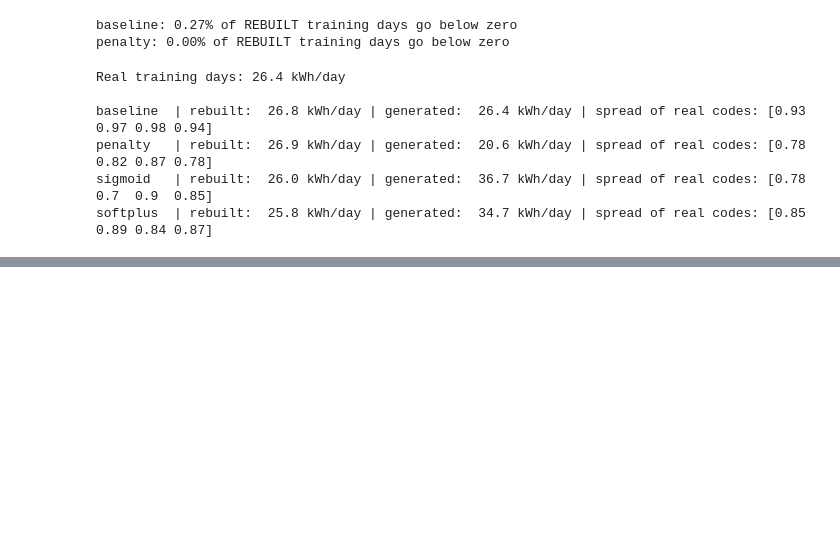
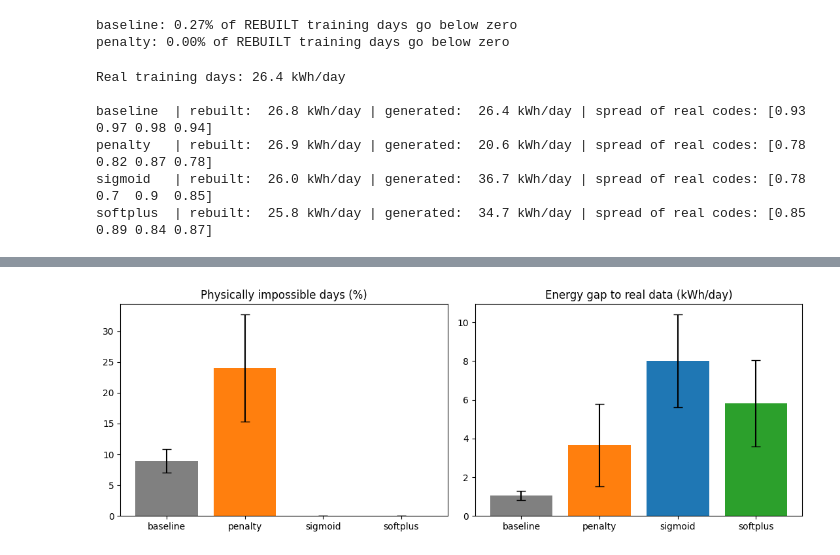
Before and after one commit to zakixahmed/household-vae, a Jupyter notebook: 02_vae.ipynb, the cells around one changed output, grey strips where cells are left out. Saved outputs shown, nothing was run; the diff lists cells and outputs as text; code cells hidden in the pictures; blank space fills up the shorter version.

Commit message:
Day 6: final results, README, figures and requirements

```diff
--- a/02_vae.ipynb
+++ b/02_vae.ipynb
@@ -473,0 +473,19 @@ softplus  | rebuilt:  25.8 kWh/day | generated:  34.7 kWh/day | spread of real c
+# %%
+MODES = ["baseline", "penalty", "sigmoid", "softplus"]
+final = []
+final_samples = {}
+for mode in MODES:
+    for seed in [0, 1, 2]:
+        m, test_recon = train_model(mode, seed)
+        torch.manual_seed(100 + seed)
+        with torch.no_grad():
+            f = m.decode(torch.randn(10000, 4)).numpy() * SCALE
+        final.append({"mode": mode, "seed": seed, "test recon": test_recon,
+                      "energy gap (kWh)": energy_gap(real, f),
+                      **check_physics(f), **summary(f)})
+        if seed == 0:
+            final_samples[mode] = f
+        print(f"done: {mode}, seed {seed}")
+
+final = pd.DataFrame(final)
+final.to_csv("figures/results.csv", index=False)
@@ -473,0 +505,17 @@ softplus  | rebuilt:  25.8 kWh/day | generated:  34.7 kWh/day | spread of real c
+# %%
+cols = ["% of days with any violation", "lowest value (kW)", "energy gap (kWh)",
+        "energy per day (kWh)", "bumpiness (kW)", "test recon"]
+mean = final.groupby("mode")[cols].mean()   # recalculated here from the final results
+std = final.groupby("mode")[cols].std()
+
+fig, axes = plt.subplots(1, 2, figsize=(11, 4))
+colours = ["grey", "tab:orange", "tab:blue", "tab:green"]
+for ax, col, title in [(axes[0], "% of days with any violation", "Physically impossible days (%)"),
+                       (axes[1], "energy gap (kWh)", "Energy gap to real data (kWh/day)")]:
+    ax.bar(MODES, mean.loc[MODES, col], yerr=std.loc[MODES, col], capsize=5, color=colours)
+    ax.set_title(title)
+plt.tight_layout()
+plt.savefig("figures/summary.png", dpi=150, bbox_inches="tight")
+plt.show()
+# %% [output]
+[figure, added]
```
Also changed, not shown: parts of 6 cells of this notebook, 7 other files.
